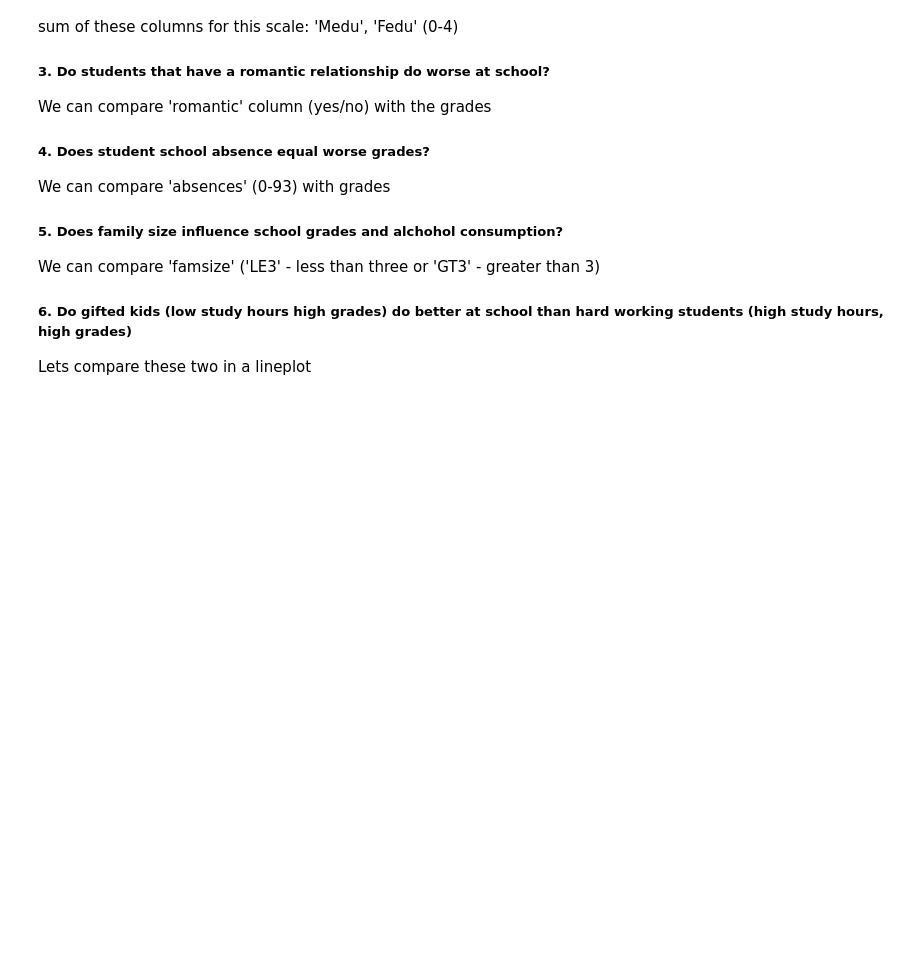
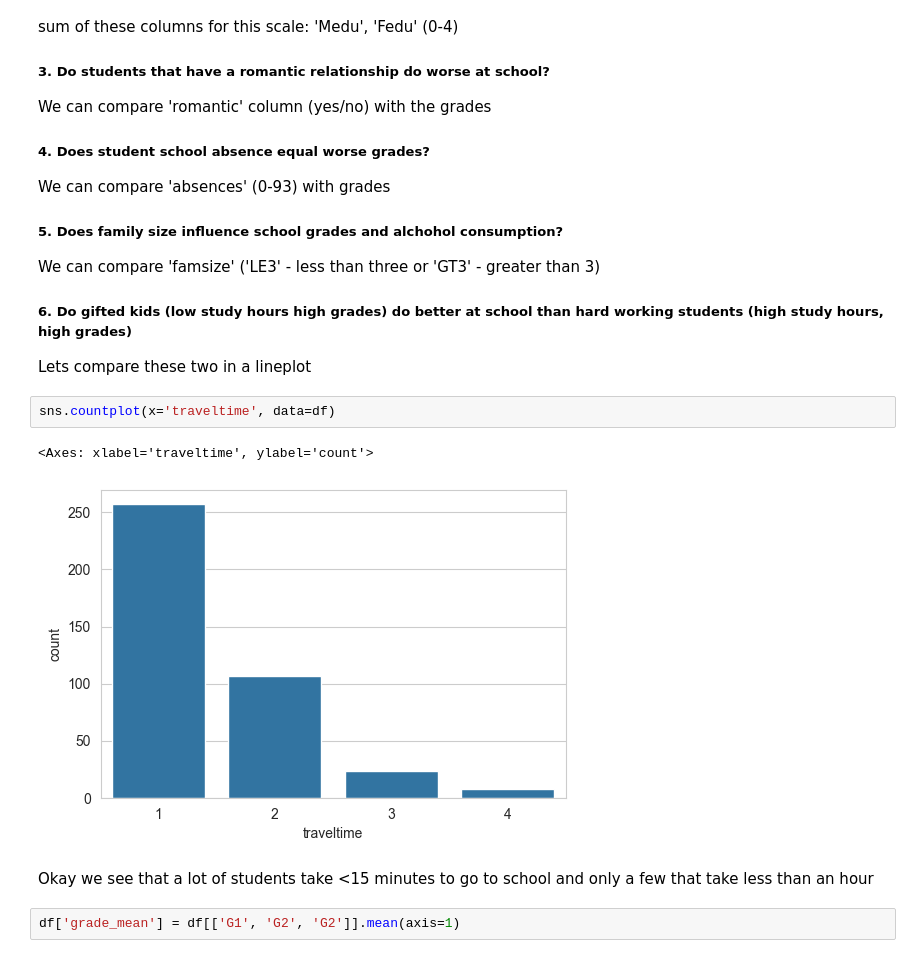
Before and after one commit to 3wn00/data_science_portfolio, a Jupyter notebook: student_alchohol_consumption/main.ipynb, the cells around one changed output. Drawn from its saved outputs; the diff is of its cells as text; blank space fills up the shorter version.

```diff
--- a/student_alchohol_consumption/main.ipynb
+++ b/student_alchohol_consumption/main.ipynb
@@ -119,3 +113,12 @@ We can compare 'absences' (0-93) with grades
 We can compare 'famsize' ('LE3' - less than three or 'GT3' - greater than 3)
 ##### 6. Do gifted kids (low study hours high grades) do better at school than hard working students (high study hours, high grades)
 Lets compare these two in a lineplot
+# %%
+sns.countplot(x='traveltime', data=df)
+# %% [output]
+<Axes: xlabel='traveltime', ylabel='count'>
+[figure, added]
+# %% [markdown]
+Okay we see that a lot of students take <15 minutes to go to school and only a few that take less than an hour
+# %%
+df['grade_mean'] = df[['G1', 'G2', 'G2']].mean(axis=1)
```
Also changed, not shown: parts of 6 cells of this notebook.
